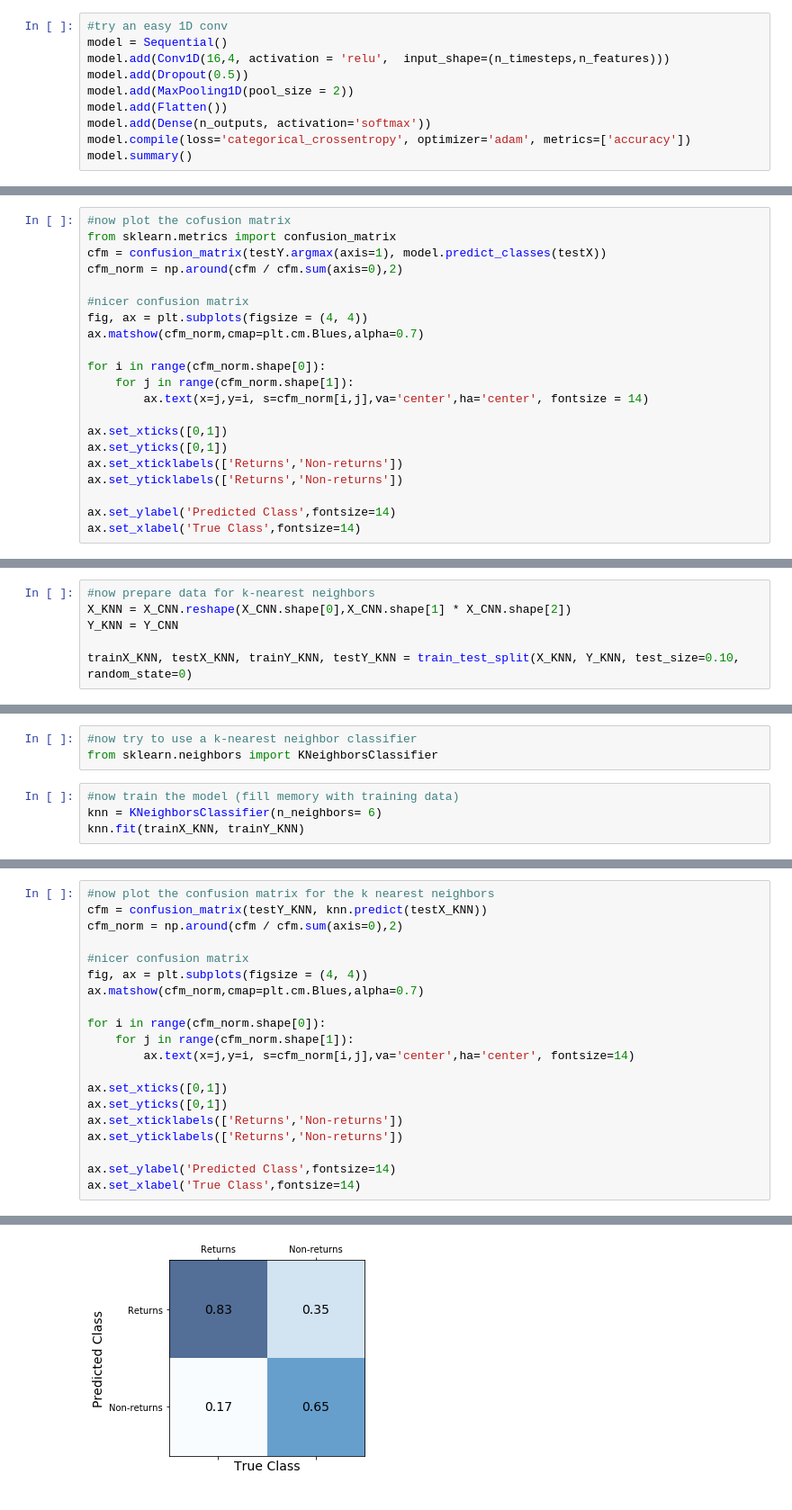
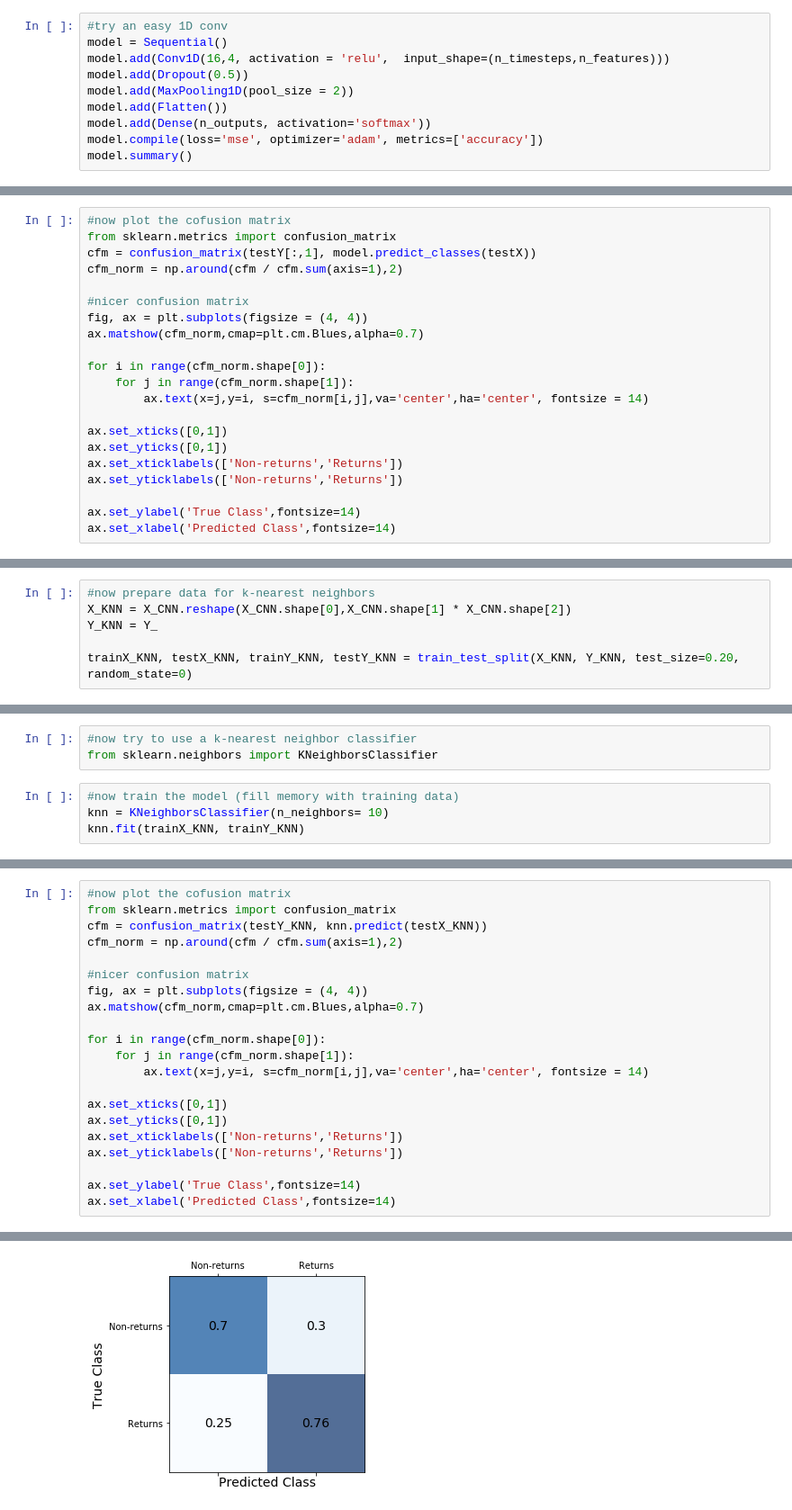
Before and after one commit to tobiaspiechowiak/HA-data-logging, a Jupyter notebook: Detecting_returns_with_5_predictors.ipynb, the cells around one changed output, grey strips where cells are left out. Shown: that part at 90% size. Saved outputs shown, nothing was run; the diff lists cells and outputs as text.

```diff
--- a/Detecting_returns_with_5_predictors.ipynb
+++ b/Detecting_returns_with_5_predictors.ipynb
@@ -438,6 +440,6 @@ model.add(Dropout(0.5))
 model.add(MaxPooling1D(pool_size = 2))
 model.add(Flatten())
 model.add(Dense(n_outputs, activation='softmax'))
-model.compile(loss='categorical_crossentropy', optimizer='adam', metrics=['accuracy'])
+model.compile(loss='mse', optimizer='adam', metrics=['accuracy'])
 model.summary()
 # %% [output]
@@ -504,8 +514,8 @@ Text(0, 0.5, 'True Positives')
 # %%
 #now plot the cofusion matrix
 from sklearn.metrics import confusion_matrix
-cfm = confusion_matrix(testY.argmax(axis=1), model.predict_classes(testX))
-cfm_norm = np.around(cfm / cfm.sum(axis=0),2)
+cfm = confusion_matrix(testY[:,1], model.predict_classes(testX))
+cfm_norm = np.around(cfm / cfm.sum(axis=1),2)
 
 #nicer confusion matrix
 fig, ax = plt.subplots(figsize = (4, 4))
@@ -517,9 +527,9 @@ for i in range(cfm_norm.shape[0]):
 
 ax.set_xticks([0,1])
 ax.set_yticks([0,1])
-ax.set_xticklabels(['Returns','Non-returns'])
-ax.set_yticklabels(['Returns','Non-returns'])
+ax.set_xticklabels(['Non-returns','Returns'])
+ax.set_yticklabels(['Non-returns','Returns'])
 
-ax.set_ylabel('Predicted Class',fontsize=14)
-ax.set_xlabel('True Class',fontsize=14)
+ax.set_ylabel('True Class',fontsize=14)
+ax.set_xlabel('Predicted Class',fontsize=14)
 # %% [output]
@@ -530,9 +549,9 @@ Text(0.5, 0, 'True Class')
 # %%
 #now prepare data for k-nearest neighbors
 X_KNN = X_CNN.reshape(X_CNN.shape[0],X_CNN.shape[1] * X_CNN.shape[2])
-Y_KNN = Y_CNN
+Y_KNN = Y_
 
-trainX_KNN, testX_KNN, trainY_KNN, testY_KNN = train_test_split(X_KNN, Y_KNN, test_size=0.10, random_state=0)
+trainX_KNN, testX_KNN, trainY_KNN, testY_KNN = train_test_split(X_KNN, Y_KNN, test_size=0.20, random_state=0)
 # %%
 (trainX_KNN.shape, trainY_KNN.shape)
 # %% [output]
@@ -542,7 +561,7 @@ trainX_KNN, testX_KNN, trainY_KNN, testY_KNN = train_test_split(X_KNN, Y_KNN, te
 from sklearn.neighbors import KNeighborsClassifier
 # %%
 #now train the model (fill memory with training data)
-knn = KNeighborsClassifier(n_neighbors= 6)
+knn = KNeighborsClassifier(n_neighbors= 10)
 knn.fit(trainX_KNN, trainY_KNN)
 # %% [output]
 KNeighborsClassifier(algorithm='auto', leaf_size=30, metric='minkowski',
@@ -555,7 +574,8 @@ knn.score(testX_KNN, testY_KNN)
 # %%
-#now plot the confusion matrix for the k nearest neighbors
+#now plot the cofusion matrix
+from sklearn.metrics import confusion_matrix
 cfm = confusion_matrix(testY_KNN, knn.predict(testX_KNN))
-cfm_norm = np.around(cfm / cfm.sum(axis=0),2)
+cfm_norm = np.around(cfm / cfm.sum(axis=1),2)
 
 #nicer confusion matrix
 fig, ax = plt.subplots(figsize = (4, 4))
@@ -563,13 +583,13 @@ ax.matshow(cfm_norm,cmap=plt.cm.Blues,alpha=0.7)
 
 for i in range(cfm_norm.shape[0]):
     for j in range(cfm_norm.shape[1]):
-        ax.text(x=j,y=i, s=cfm_norm[i,j],va='center',ha='center', fontsize=14)
+        ax.text(x=j,y=i, s=cfm_norm[i,j],va='center',ha='center', fontsize = 14)
 
 ax.set_xticks([0,1])
 ax.set_yticks([0,1])
-ax.set_xticklabels(['Returns','Non-returns'])
-ax.set_yticklabels(['Returns','Non-returns'])
+ax.set_xticklabels(['Non-returns','Returns'])
+ax.set_yticklabels(['Non-returns','Returns'])
 
-ax.set_ylabel('Predicted Class',fontsize=14)
-ax.set_xlabel('True Class',fontsize=14)
+ax.set_ylabel('True Class',fontsize=14)
+ax.set_xlabel('Predicted Class',fontsize=14)
 # %% [output]
@@ -577,4 +597,4 @@ Text(0.5, 0, 'True Class')
-[figure, old version]
+[figure, new version]
 # %%
 from sklearn.model_selection import cross_val_score
 cv_scores = cross_val_score(knn, testX_KNN, testY_KNN, cv=10)
```
Also changed, not shown: parts of 33 cells of this notebook, 5 other files.
